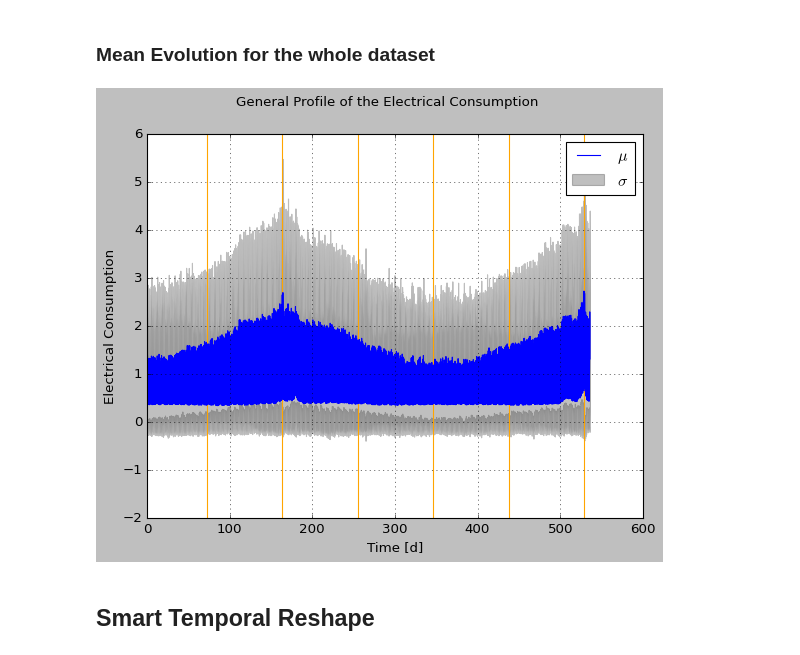
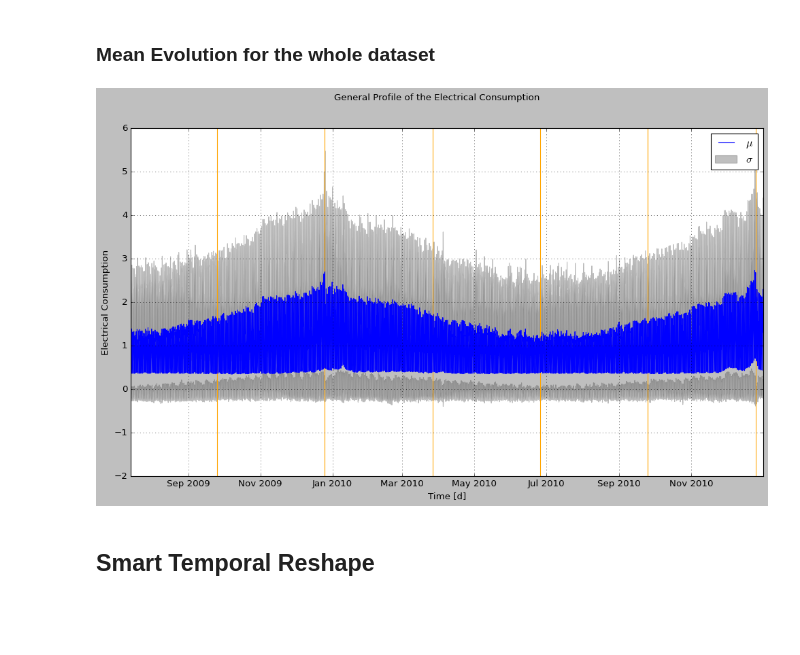
Before and after one commit to nvlaminc/Cenaero-TrailWorkshop2022, a Jupyter notebook: DevelopedCode/intro_analyses/Seasonality_Investigation.ipynb, the cells around one changed output. Cells and saved outputs as stored; diff of their text form; code cells hidden in the pictures; blank space fills up the shorter version.

Commit message:
Update yearly consumption visualisation

```diff
--- a/DevelopedCode/intro_analyses/Seasonality_Investigation.ipynb
+++ b/DevelopedCode/intro_analyses/Seasonality_Investigation.ipynb
@@ -78,21 +78,38 @@ plt.show()
 # %% [markdown]
 ### Mean Evolution for the whole dataset
 # %%
-fig = plt.figure()
-plt.fill_between(np.arange(x.shape[-1])/24, x.mean(0) -  x.std(0),
+l_period = 24*365//4
+b_id = 1758
+t = pd.date_range(start="2009-07-14" , end="2010-12-31 23:00:00", freq="60T", name='date_time')
+fig = plt.figure(figsize=(15, 8))
+#plt.fill_between(np.arange(x.shape[-1])/24, x.mean(0) -  x.std(0),
+#                 x.mean(0) + x.std(0), color='black', alpha=0.25, label=r'$\sigma$')
+#plt.plot(np.arange(x.shape[-1])/24, x.mean(0), label=r'$\mu$')
+plt.fill_between(t, x.mean(0) -  x.std(0),
                  x.mean(0) + x.std(0), color='black', alpha=0.25, label=r'$\sigma$')
-plt.plot(np.arange(x.shape[-1])/24, x.mean(0), label=r'$\mu$')
-period = 365/4
-for i in range(int((x.shape[1]/24)//(period)) +1):
-    plt.vlines(72.75 + i*period, -2, 6, color='orange')
+plt.plot(t, x.mean(0), label=r'$\mu$')
+#period = 365/4
+#for i in range(int((x.shape[1]/24)//(period)) +1):
+#    plt.vlines(72.75 + i*period, -2, 6, color='orange')
+#Season 0 (26 Juin- 25 Sept)
+plt.vlines(t[b_id], -2, 6, color='orange')
+#Season 1 (25 Sept - 25 Dec)
+plt.vlines(t[b_id + l_period], -2, 6, color='orange')
+plt.vlines(t[b_id + 4*l_period], -2, 6, color='orange')
+plt.vlines(t[b_id + 5*l_period], -2, 6, color='orange')
+#Season 2 (25 Dec - 26 Mars)
+plt.vlines(t[b_id + 2*l_period], -2, 6, color='orange')
+#Season 3 (26 Mars - 26 Juin)
+plt.vlines(t[b_id + 3*l_period], -2, 6, color='orange')
+
 plt.grid()
 plt.xlabel('Time [d]')
 plt.ylabel('Electrical Consumption')
 plt.suptitle('General Profile of the Electrical Consumption')
 plt.legend()
 plt.show()
 # %% [output]
-[figure, old version]
+[figure, new version]
 # %% [markdown]
 ## Smart Temporal Reshape
 # %%
```
Also changed, not shown: parts of 2 cells of this notebook.
